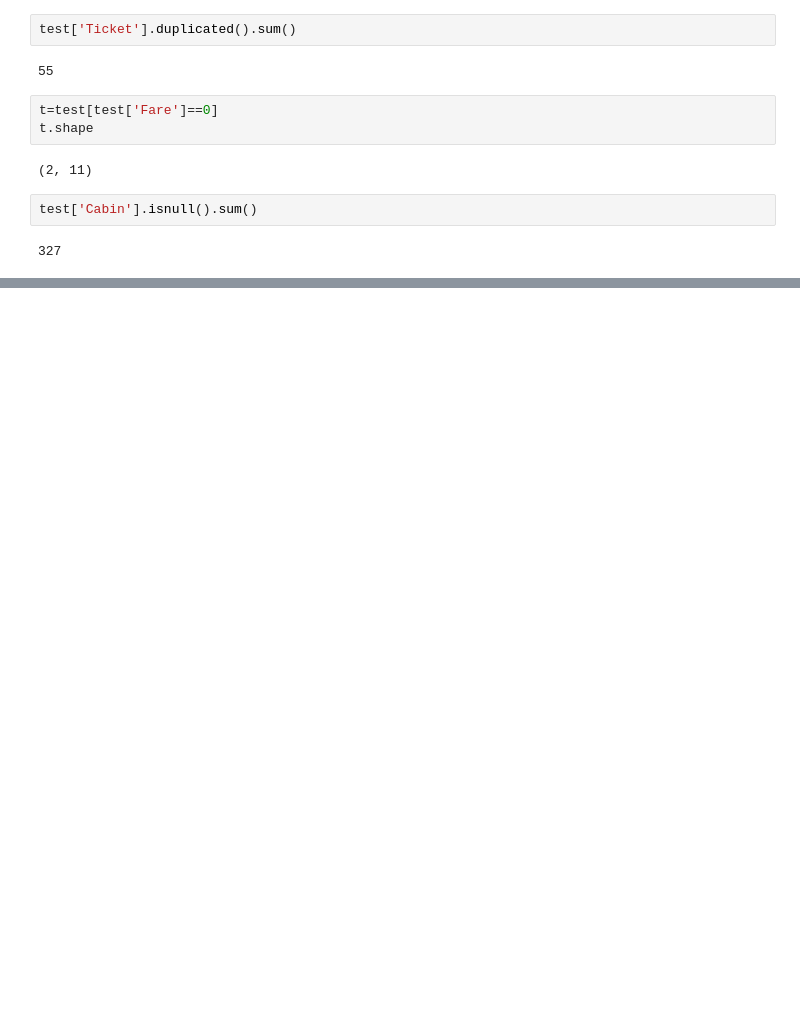
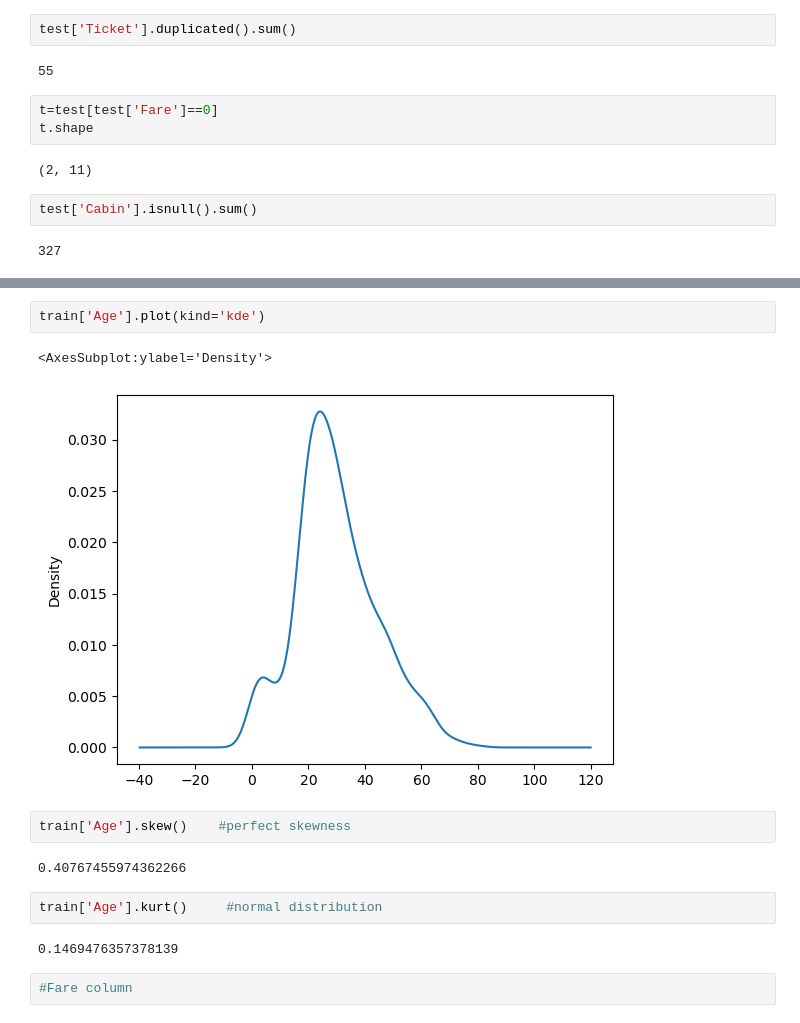
Before and after one commit to Chetanagurjar/EDA_Titanic-dataset, a Jupyter notebook: Read_data.ipynb, the cells around one changed output, grey strips where cells are left out. Saved outputs shown, nothing was run; the diff lists cells and outputs as text; blank space fills up the shorter version.

```diff
--- a/Read_data.ipynb
+++ b/Read_data.ipynb
@@ -466,0 +630,15 @@ test['Cabin'].isnull().sum()
+# %%
+train['Age'].plot(kind='kde')
+# %% [output]
+<AxesSubplot:ylabel='Density'>
+[figure, added]
+# %%
+train['Age'].skew()    #perfect skewness
+# %% [output]
+0.40767455974362266
+# %%
+train['Age'].kurt()     #normal distribution
+# %% [output]
+0.1469476357378139
+# %%
+#Fare column
```
Also changed, not shown: parts of 55 cells of this notebook.
